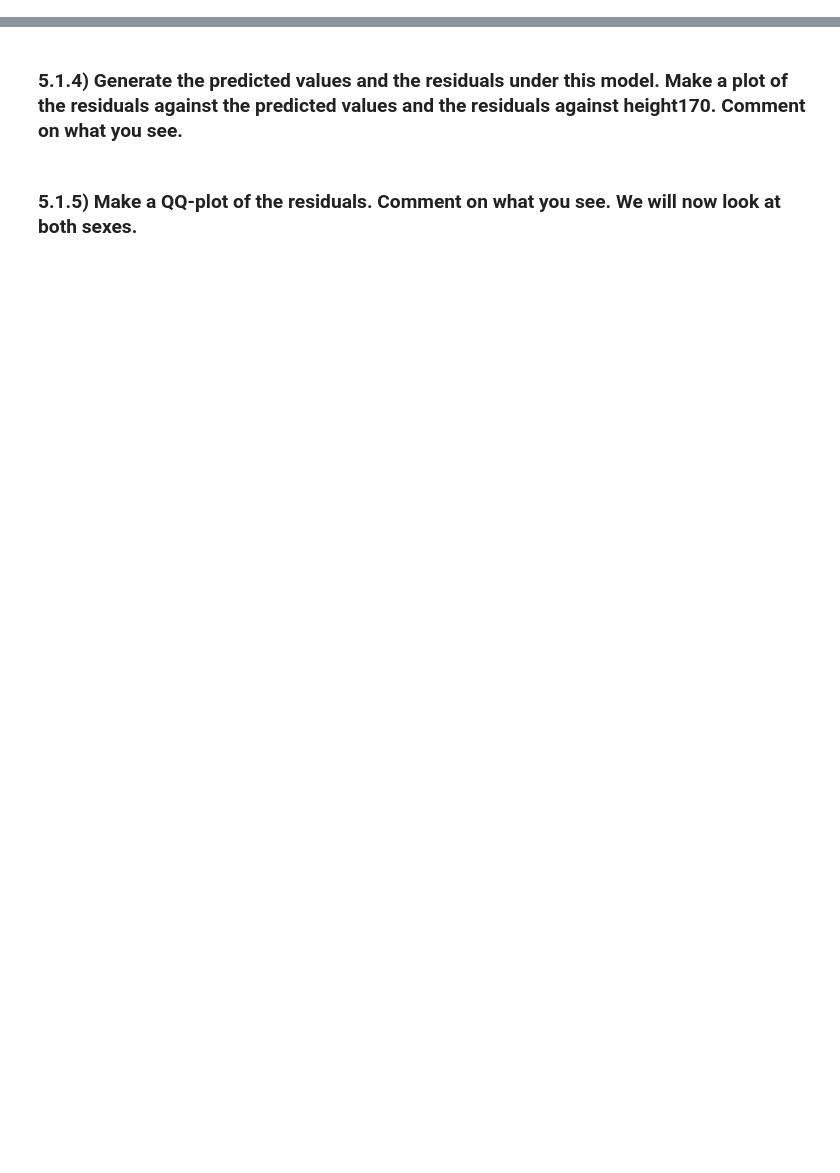
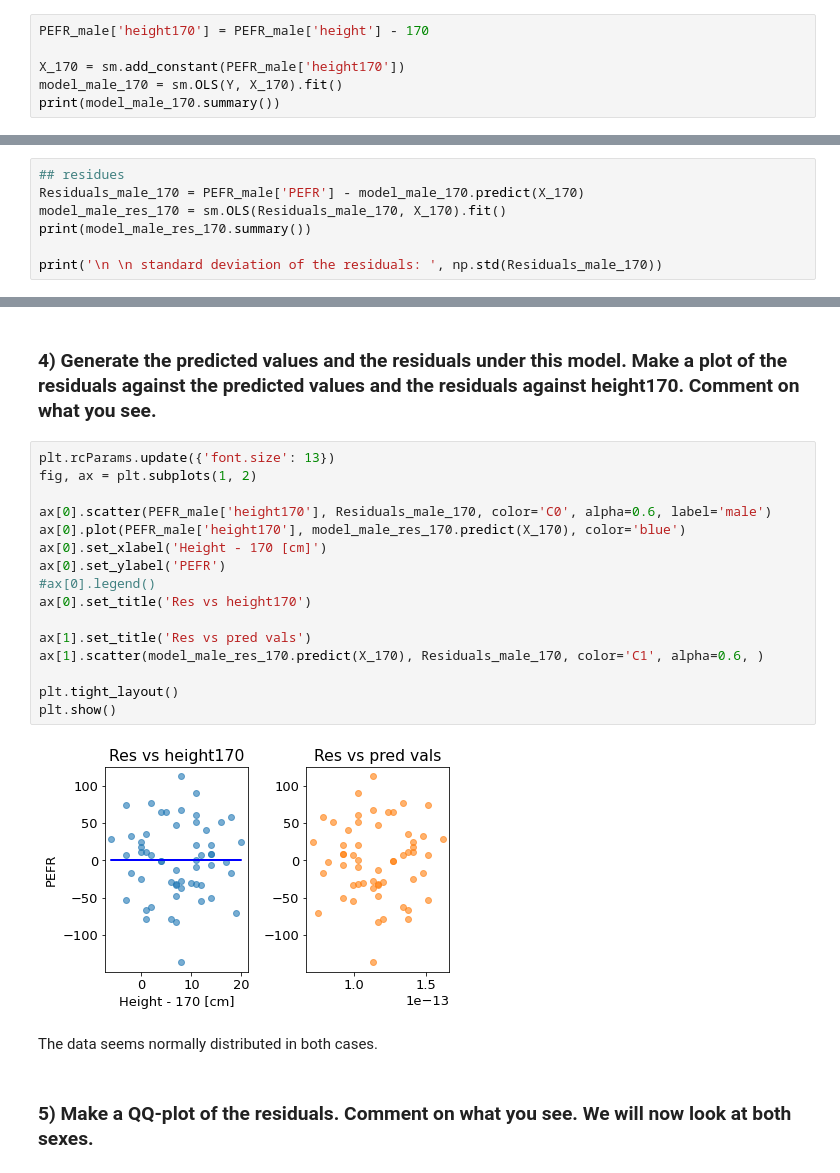
Before and after one commit to liavaldetaro/Biostatistics, a Jupyter notebook: day_5_exercise_1.ipynb, the cells around one changed output, grey strips where cells are left out. Drawn from its saved outputs; the diff is of its cells as text; blank space fills up the shorter version.

```diff
--- a/day_5_exercise_1.ipynb
+++ b/day_5_exercise_1.ipynb
@@ -73,0 +134,6 @@ Is the slope statistically significant different from zero?
+# %%
+PEFR_male['height170'] = PEFR_male['height'] - 170
+
+X_170 = sm.add_constant(PEFR_male['height170'])
+model_male_170 = sm.OLS(Y, X_170).fit()
+print(model_male_170.summary())
@@ -73,0 +163,7 @@ Is the slope statistically significant different from zero?
+# %%
+## residues
+Residuals_male_170 = PEFR_male['PEFR'] - model_male_170.predict(X_170)
+model_male_res_170 = sm.OLS(Residuals_male_170, X_170).fit()
+print(model_male_res_170.summary())
+
+print('\n \n standard deviation of the residuals: ', np.std(Residuals_male_170))
@@ -74,4 +196,24 @@ Is the slope statistically significant different from zero?
 # %% [markdown]
-### 5.1.4) Generate the predicted values and the residuals under this model. Make a plot of the residuals against the predicted values and the residuals against height170. Comment on what you see.
+### 4) Generate the predicted values and the residuals under this model. Make a plot of the residuals against the predicted values and the residuals against height170. Comment on what you see.
+# %%
+plt.rcParams.update({'font.size': 13})
+fig, ax = plt.subplots(1, 2)
+
+ax[0].scatter(PEFR_male['height170'], Residuals_male_170, color='C0', alpha=0.6, label='male')
+ax[0].plot(PEFR_male['height170'], model_male_res_170.predict(X_170), color='blue')
+ax[0].set_xlabel('Height - 170 [cm]')
+ax[0].set_ylabel('PEFR')
+#ax[0].legend()
+ax[0].set_title('Res vs height170')
+
+ax[1].set_title('Res vs pred vals')
+ax[1].scatter(model_male_res_170.predict(X_170), Residuals_male_170, color='C1', alpha=0.6, )
+
+plt.tight_layout()
+plt.show()
+# %% [output]
+[figure, added]
+# %% [markdown]
+The data seems normally distributed in both cases.
 # %% [markdown]
-### 5.1.5) Make a QQ-plot of the residuals. Comment on what you see. We will now look at both sexes.
+### 5) Make a QQ-plot of the residuals. Comment on what you see. We will now look at both sexes.
```
Also changed, not shown: parts of 15 cells of this notebook, 3 other files.
